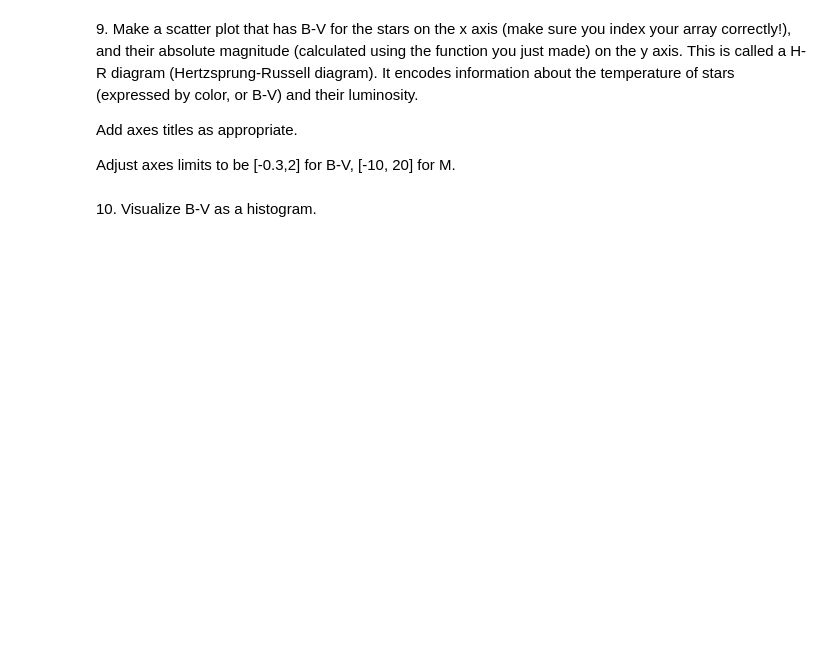
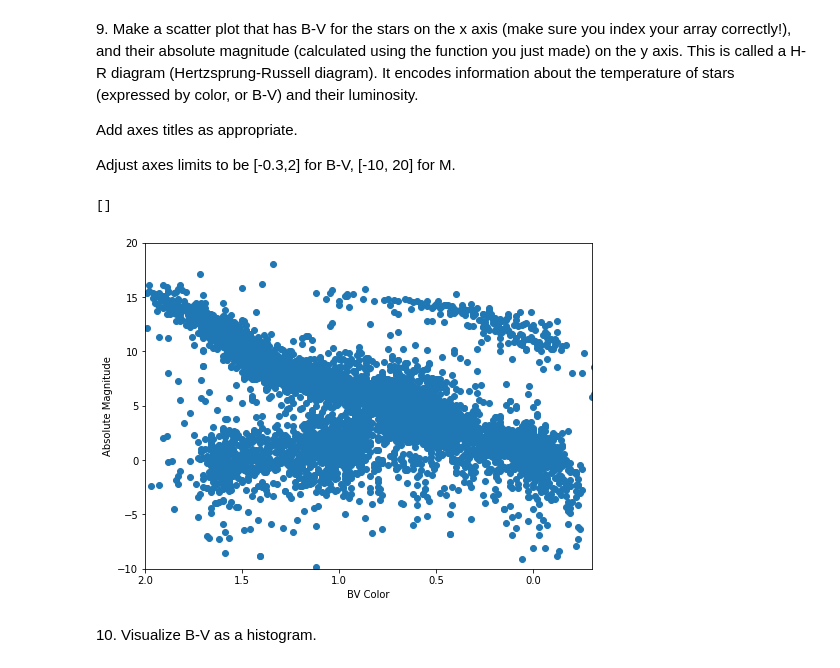
Before and after one commit to JakePost/ml-physics-fall2021, a Jupyter notebook: homework/worksheet-1/WS1_IntroToPython_P3600_F21.ipynb, the cells around one changed output. Drawn from its saved outputs; the diff is of its cells as text; code cells hidden in the pictures; blank space fills up the shorter version.

```diff
--- a/homework/worksheet-1/WS1_IntroToPython_P3600_F21.ipynb
+++ b/homework/worksheet-1/WS1_IntroToPython_P3600_F21.ipynb
@@ -43,0 +81,4 @@ We are only interested in the apparent V magnitude, the parallax angle, which is
+# %%
+parallax_array = np.loadtxt('YaleTrigParallaxData.txt', usecols=(1, 2, 3))
+
+print(parallax_array)
@@ -44,4 +93,8 @@ We are only interested in the apparent V magnitude, the parallax angle, which is
 # %% [markdown]
 6\. Define three arrays with the columns of interest (Visual Mag, B-V color, Parallax).
+# %%
+visual_mag = parallax_array[:, 0]
+bv_color = parallax_array[:, 1]
+parallax = parallax_array[:, 2]
 # %% [markdown]
 7\. Calculate the shape of your array.
@@ -51,11 +110,30 @@ We are only interested in the apparent V magnitude, the parallax angle, which is
 M = V + 5 * (log$\_{10}$ (P) + 1)
 
 Hint: To implement the base 10 log, you can use the function np.log10().
+# %%
+def absoluteMag(v, p):
+    return v + 5 * (np.log10(p) + 1)
 # %% [markdown]
 9\. Make a scatter plot that has B-V for the stars on the x axis (make sure you index your array correctly!), and their absolute magnitude (calculated using the function you just made) on the y axis. This is called a H-R diagram (Hertzsprung-Russell diagram). It encodes information about the temperature of stars (expressed by color, or B-V) and their luminosity.
 
 Add axes titles as appropriate.
 
 Adjust axes limits to be [-0.3,2] for B-V, [-10, 20] for M.
+# %%
+absolute_mag = np.array([absoluteMag(v, p) for v, p in zip(visual_mag, parallax)])
+
+plt.figure(figsize=(8,6))
+plt.xlabel('BV Color')
+plt.ylabel('Absolute Magnitude')
+
+plt.xlim([2, -0.3])
+plt.ylim([-10, 20])
+
+plt.scatter(bv_color, absolute_mag)
+
+plt.plot()
+# %% [output]
+[]
+[figure, added]
 # %% [markdown]
 10\. Visualize B-V as a histogram.
```
Also changed, not shown: parts of 12 cells of this notebook.
